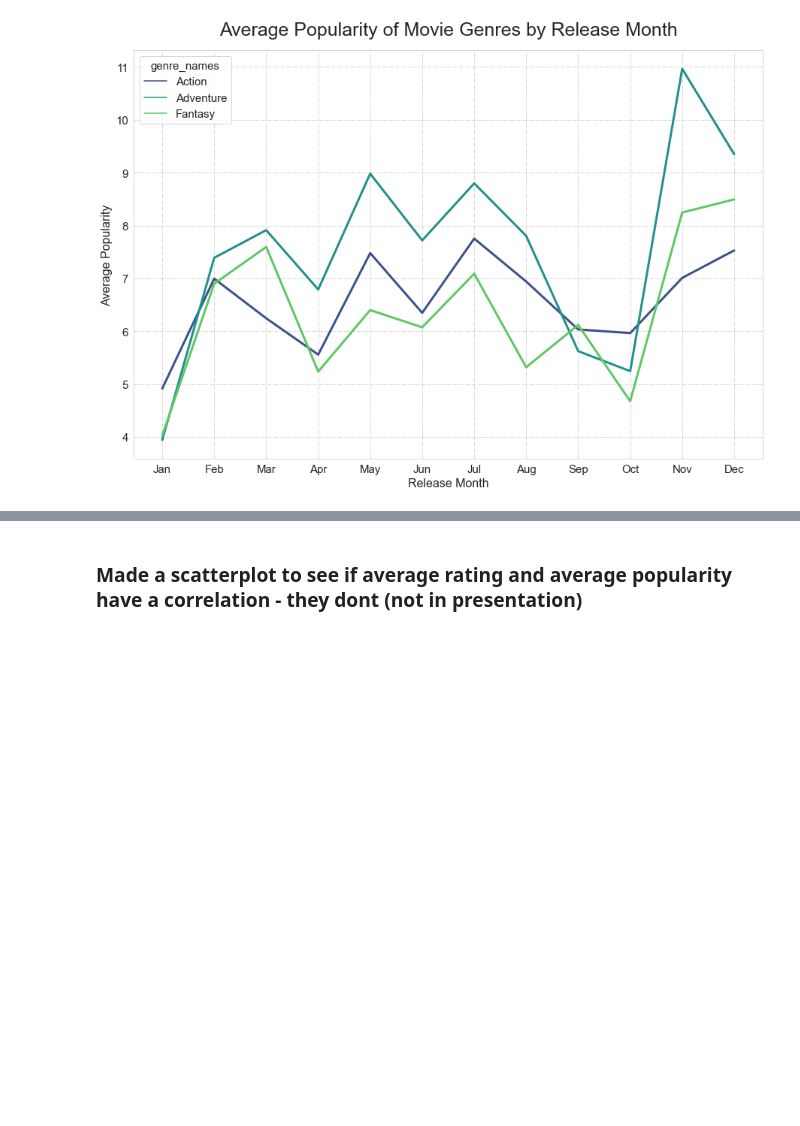
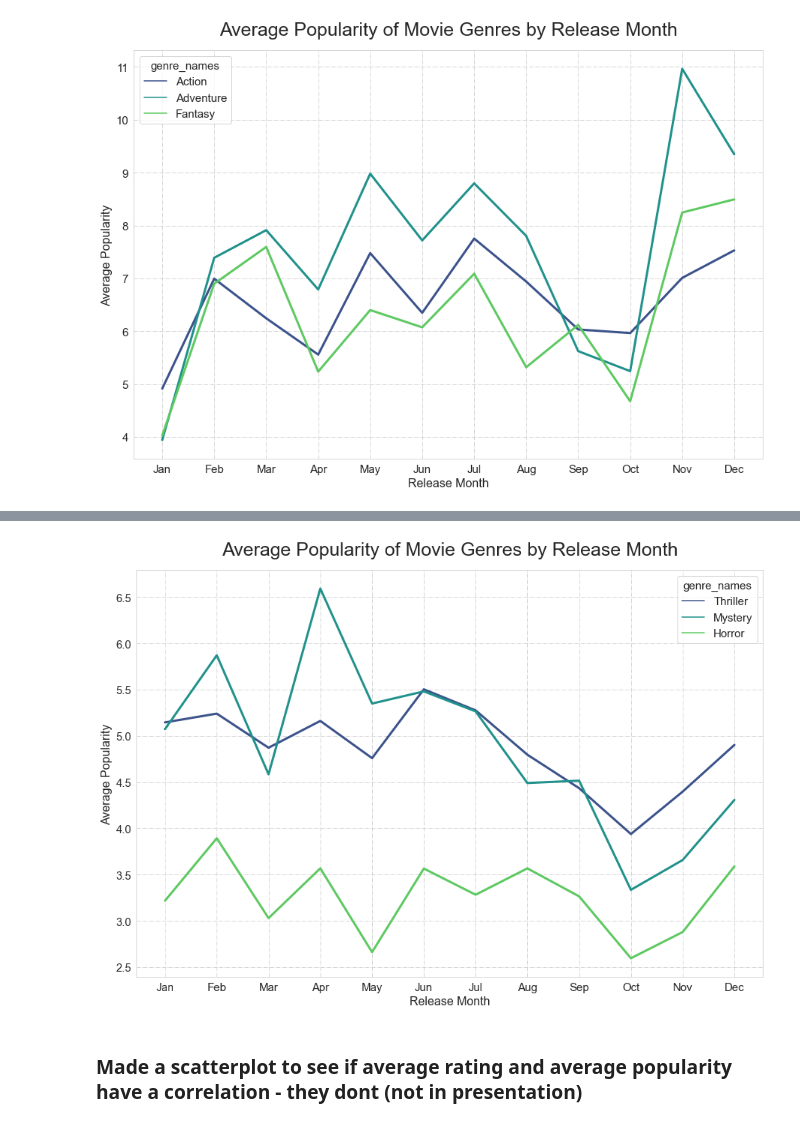
Before and after one commit to LaibahAshfaq/Microsoft-Movie-Analysis-Project, a Jupyter notebook: Final_Notebook.ipynb, the cells around one changed output, grey strips where cells are left out. Saved outputs shown, nothing was run; the diff lists cells and outputs as text; code cells hidden in the pictures; blank space fills up the shorter version.

```diff
--- a/Final_Notebook.ipynb
+++ b/Final_Notebook.ipynb
@@ -315,2 +315,8 @@ plt.savefig("Average popularity of movie by release month.jpg", bbox_inches='tig
 # %% [output]
 [figure]
+# %%
+exploded_genre_roi = exploded_genre_df.loc[(exploded_genre_df['genre_names'] == "Mystery") | (exploded_genre_df['genre_names'] == "Horror")| (exploded_genre_df['genre_names'] == "Thriller")]
+# %%
+labels = ["Jan","Feb","Mar","Apr","May","Jun","Jul","Aug","Sep","Oct","Nov","Dec"]
+exploded_genre_roi['month'] = exploded_genre_roi['release_month'].apply(lambda x: labels[int(x) -1])
+exploded_genre_roi
@@ -317,3 +342,19 @@ plt.savefig("Average popularity of movie by release month.jpg", bbox_inches='tig
+# %%
+fix, ax = plt.subplots(figsize=(15,10))
+sns.lineplot(x = "month", y = "popularity", data= exploded_genre_roi,
+             hue = "genre_names",
+             palette = "viridis",
+             linewidth = 3,
+             ci=None)
+plt.xlabel('Release Month', fontsize =16)
+plt.ylabel('Average Popularity', fontsize =16)
+ax.set_title('Average Popularity of Movie Genres by Release Month', fontsize= 25, pad =20)
+ax.set_xticklabels(labels)
+
+#save figure as jpg
+plt.savefig("Average popularity of movie by release month.jpg", bbox_inches='tight')
+# %% [output]
+[figure, added]
 # %% [markdown]
 ### Made a scatterplot to see if average rating and average popularity have a correlation - they dont (not in presentation)
 # %%
```
Also changed, not shown: parts of 30 cells of this notebook, 4 other files.
